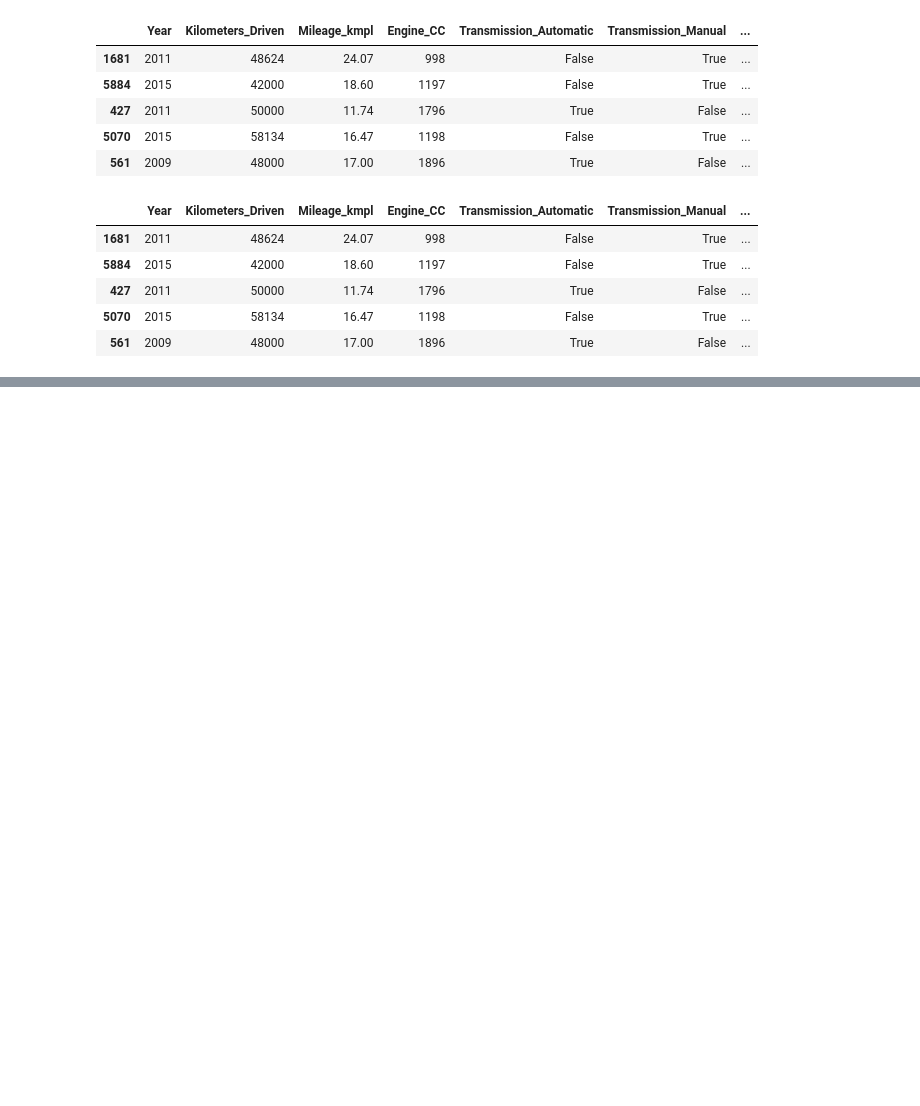
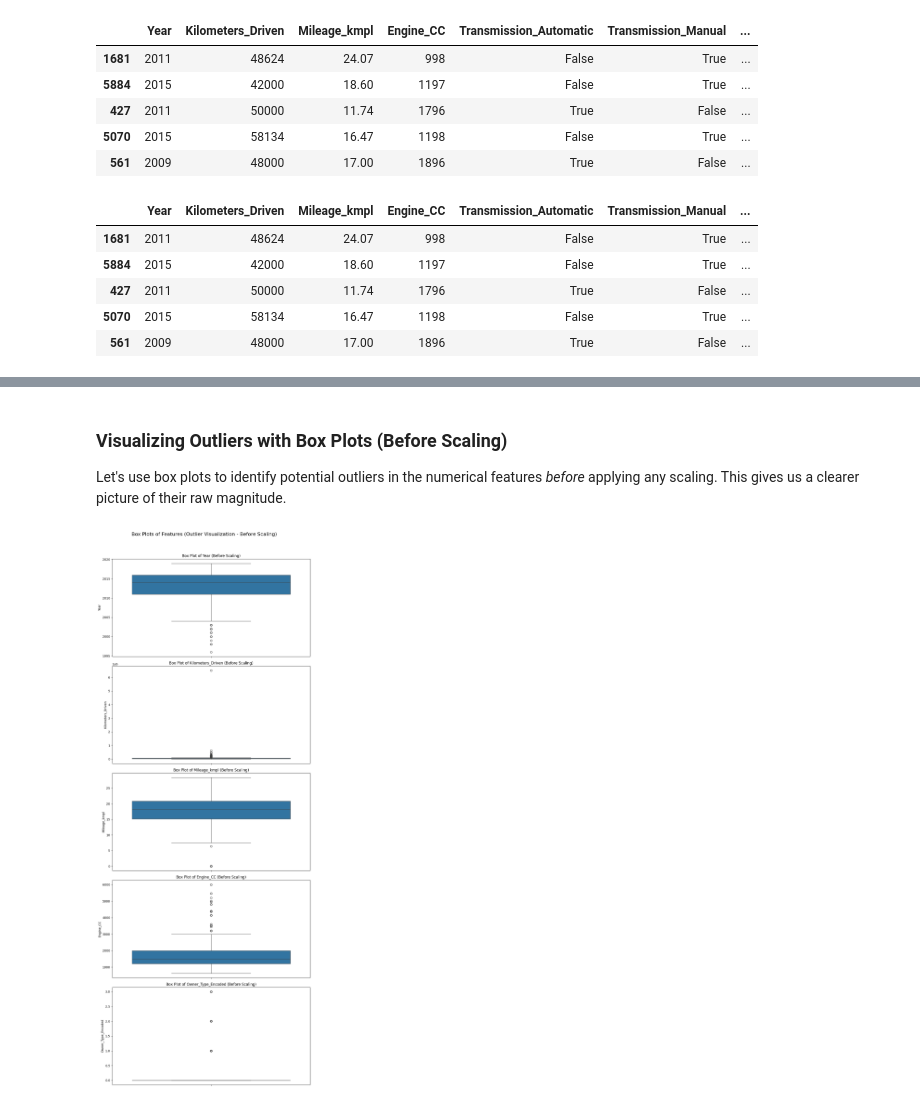
Before and after one commit to AnnabelleMcSharry/AI-ML-Car-Data, a Jupyter notebook: Task1.ipynb, the cells around one changed output, grey strips where cells are left out. Cells and saved outputs as stored; diff of their text form; code cells hidden in the pictures; blank space fills up the shorter version.

```diff
--- a/Task1.ipynb
+++ b/Task1.ipynb
@@ -462,0 +490,21 @@ display(X_train_reduced.head())
+# %% [markdown]
+### Visualizing Outliers with Box Plots (Before Scaling)
+
+Let's use box plots to identify potential outliers in the numerical features *before* applying any scaling. This gives us a clearer picture of their raw magnitude.
+# %%
+# Get numerical columns from the reduced training set (unscaled)
+numerical_cols_unscaled = features_train_reduced_df.select_dtypes(include=['number']).columns
+
+# Plot box plots of numerical features to visualize outliers before scaling
+fig, axes = plt.subplots(len(numerical_cols_unscaled), 1, figsize=(10, 5 * len(numerical_cols_unscaled)))
+fig.suptitle('Box Plots of Features (Outlier Visualization - Before Scaling)', y=1.02, fontsize=16)
+
+for i, col in enumerate(numerical_cols_unscaled):
+    sns.boxplot(y=features_train_reduced_df[col], ax=axes[i])
+    axes[i].set_title(f'Box Plot of {col} (Before Scaling)')
+    axes[i].set_ylabel(col)
+
+plt.tight_layout()
+plt.show()
+# %% [output]
+[figure, added]
```
Also changed, not shown: parts of 14 cells of this notebook.
